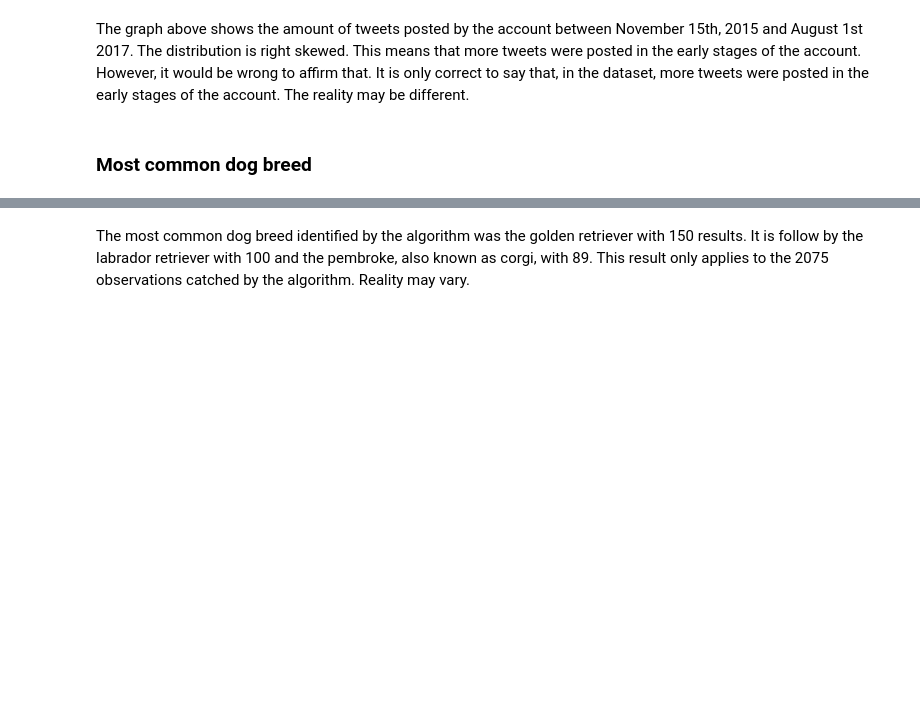
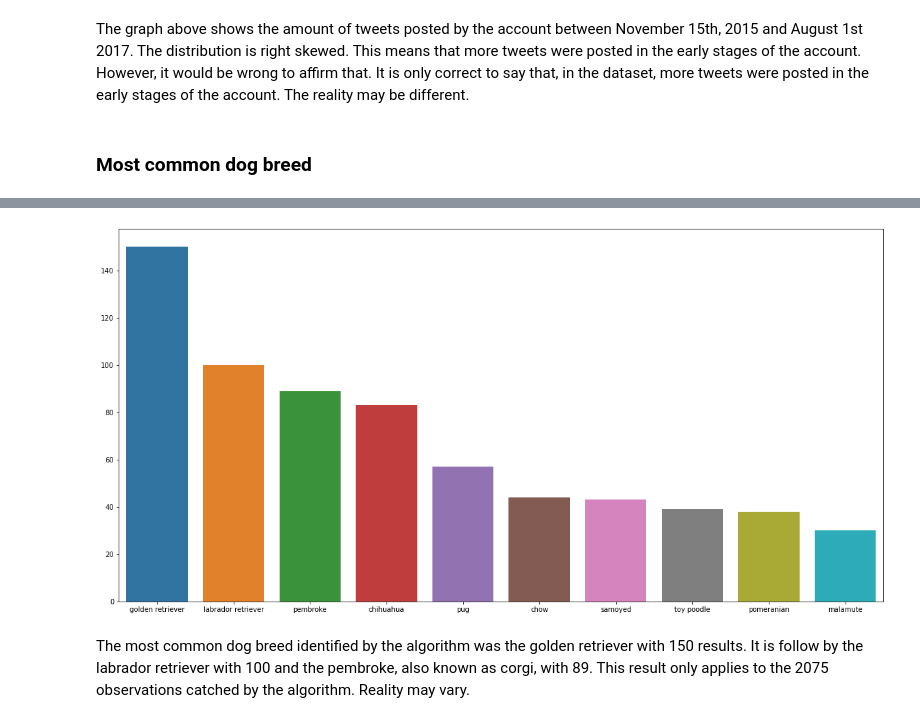
Before and after one commit to aingelmo/aingelmo.github.io, a Jupyter notebook: Project_5_Wrange and Analyze Data/wrangle_act.ipynb, the cells around one changed output, grey strips where cells are left out. Drawn from its saved outputs; the diff is of its cells as text; code cells hidden in the pictures; blank space fills up the shorter version.

```diff
--- a/Project_5_Wrange and Analyze Data/wrangle_act.ipynb
+++ b/Project_5_Wrange and Analyze Data/wrangle_act.ipynb
@@ -630,10 +645,13 @@ df_img_clean["p1"].value_counts()
 # %%
 #Define values
-breeds = df_img_clean["p1"].value_counts().index[0:10]
-counts = df_img_clean["p1"].value_counts().values[0:10]
+breeds = df["p1"].value_counts().index[0:10]
+counts = df["p1"].value_counts().values[0:10]
+
 #Plot the graph
 figure(figsize=(20,10))
 sns.barplot(breeds, counts);
+# %% [output]
+[figure, added]
 # %% [markdown]
 The most common dog breed identified by the algorithm was the golden retriever with 150 results. It is follow by the labrador retriever with 100 and the pembroke, also known as corgi, with 89. This result only applies to the 2075 observations catched by the algorithm. Reality may vary.
 # %% [markdown]
```
Also changed, not shown: parts of 12 cells of this notebook.
